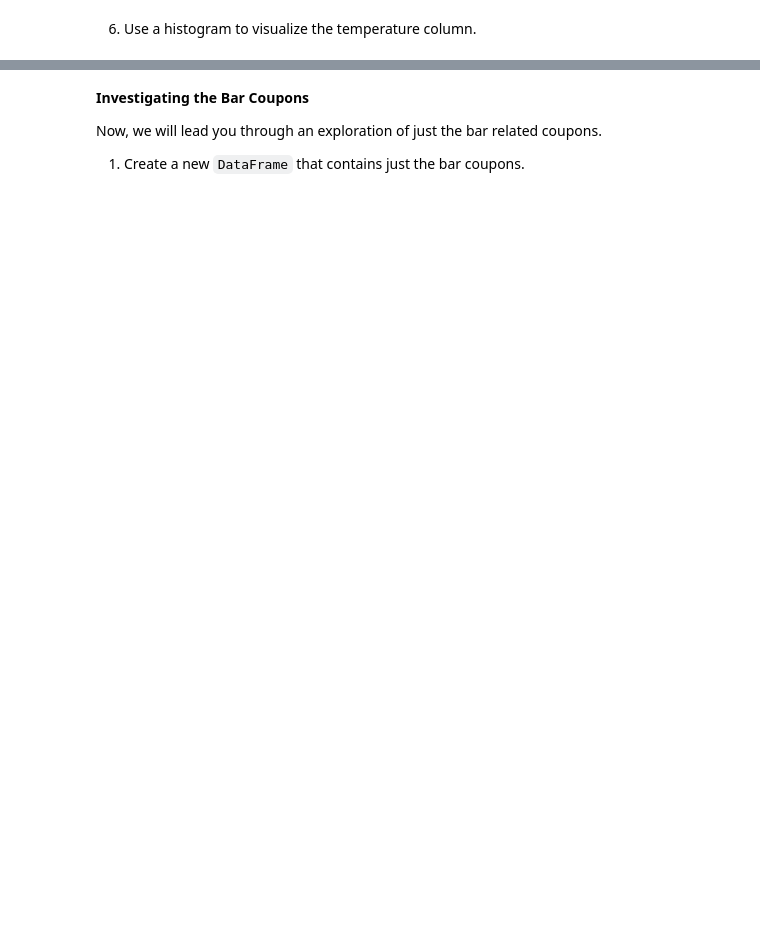
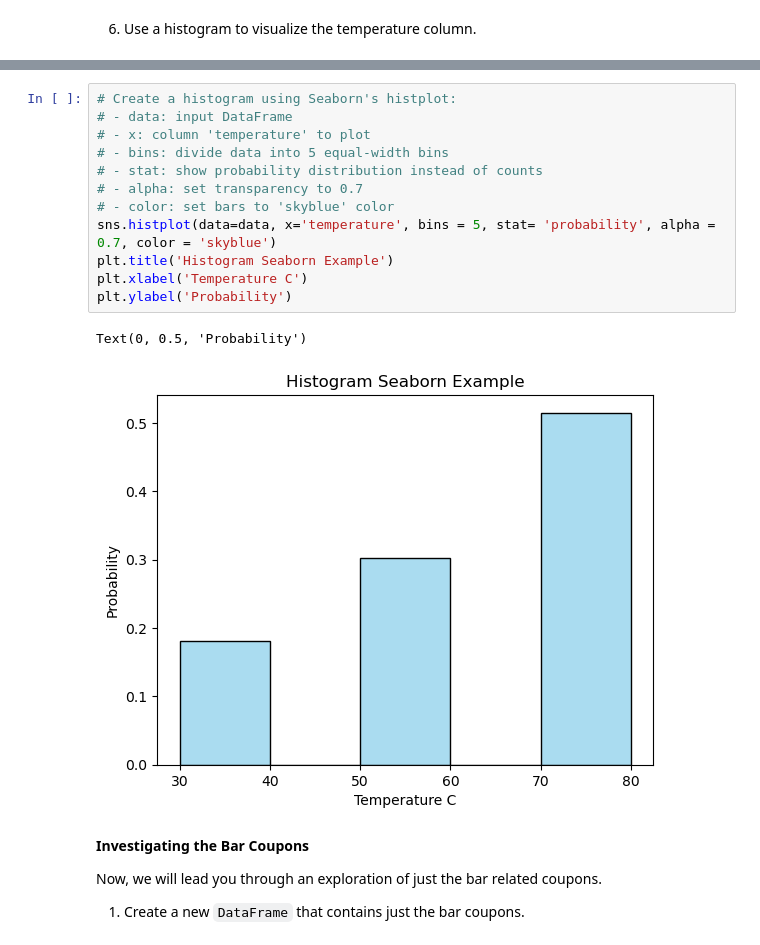
Before and after one commit to zeino/practical-application-5.1, a Jupyter notebook: prompt.ipynb, the cells around one changed output, grey strips where cells are left out. Cells and saved outputs as stored; diff of their text form; blank space fills up the shorter version.

```diff
--- a/prompt.ipynb
+++ b/prompt.ipynb
@@ -92,3 +281,18 @@ data.head()
+# %%
+# Create a histogram using Seaborn's histplot:
+# - data: input DataFrame
+# - x: column 'temperature' to plot
+# - bins: divide data into 5 equal-width bins
+# - stat: show probability distribution instead of counts
+# - alpha: set transparency to 0.7
+# - color: set bars to 'skyblue' color
+sns.histplot(data=data, x='temperature', bins = 5, stat= 'probability', alpha = 0.7, color = 'skyblue')
+plt.title('Histogram Seaborn Example')
+plt.xlabel('Temperature C')
+plt.ylabel('Probability')
+# %% [output]
+Text(0, 0.5, 'Probability')
+[figure, added]
 # %% [markdown]
 **Investigating the Bar Coupons**
 
```
Also changed, not shown: parts of 19 cells of this notebook.
